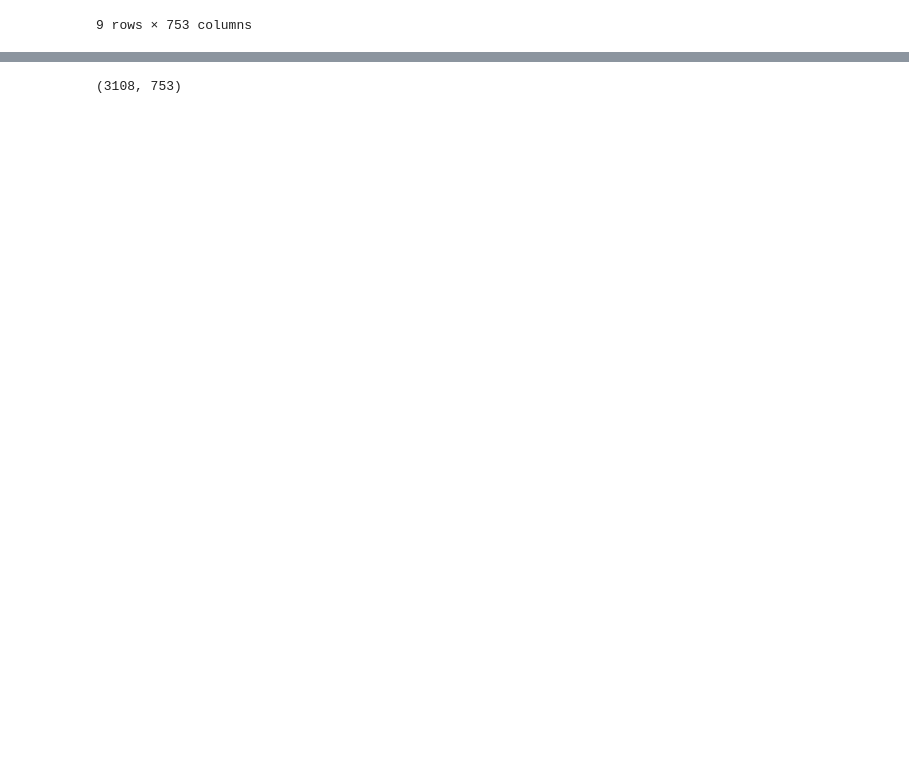
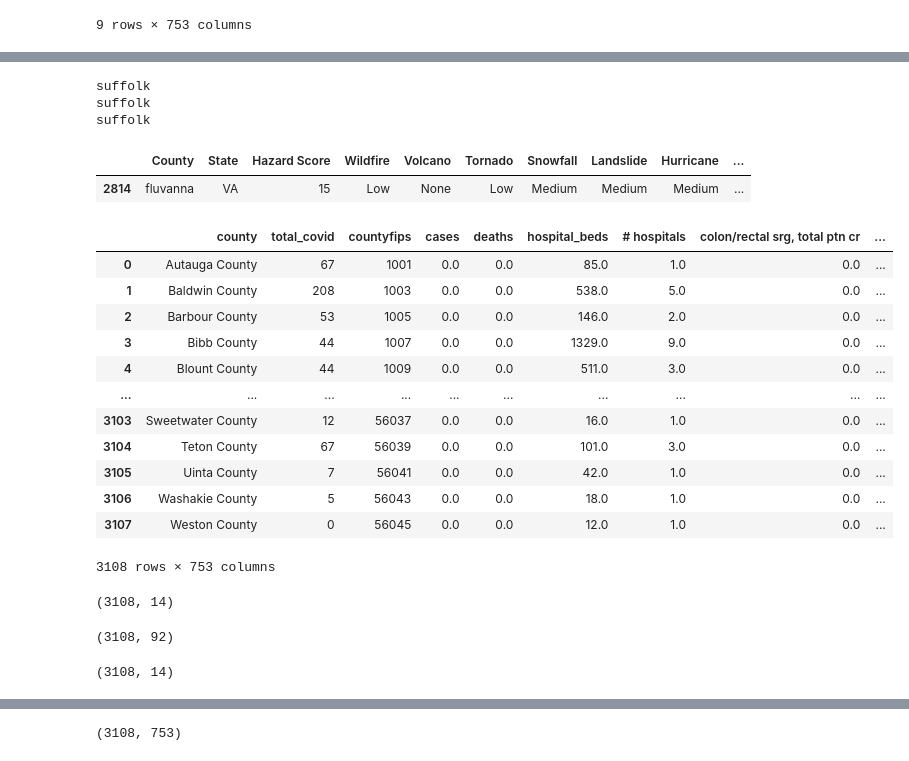
Before and after one commit to Agelf123/covid_predictions, a Jupyter notebook: code/jordan/Data in DSI Environ..ipynb, the cells around one changed output, grey strips where cells are left out. Cells and saved outputs as stored; diff of their text form; code cells hidden in the pictures; blank space fills up the shorter version.

```diff
--- a/code/jordan/Data in DSI Environ..ipynb
+++ b/code/jordan/Data in DSI Environ..ipynb
@@ -280,0 +375,8 @@ health[1790:1799]
+# %%
+for row in hazzard['County']:
+    if 'suffolk' in row:
+        print(row)
+# %% [output]
+suffolk
+suffolk
+suffolk
@@ -280,0 +403,5 @@ health[1790:1799]
+# %%
+hazzard[hazzard['County'] == 'fluvanna']
+# %% [output]
+|  | County | State | Hazard Score | Wildfire | Volcano | Tornado | Snowfall | Landslide | Hurricane | ... |
+| 2814 | fluvanna | VA | 15 | Low | None | Low | Medium | Medium | Medium | ... |
@@ -280,0 +416,24 @@ health[1790:1799]
+# %%
+health
+# %% [output]
+|  | county | total_covid | countyfips | cases | deaths | hospital_beds | # hospitals | colon/rectal srg, total ptn cr | ... |
+| 0 | Autauga County | 67 | 1001 | 0.0 | 0.0 | 85.0 | 1.0 | 0.0 | ... |
+| 1 | Baldwin County | 208 | 1003 | 0.0 | 0.0 | 538.0 | 5.0 | 0.0 | ... |
+| 2 | Barbour County | 53 | 1005 | 0.0 | 0.0 | 146.0 | 2.0 | 0.0 | ... |
+| 3 | Bibb County | 44 | 1007 | 0.0 | 0.0 | 1329.0 | 9.0 | 0.0 | ... |
+| 4 | Blount County | 44 | 1009 | 0.0 | 0.0 | 511.0 | 3.0 | 0.0 | ... |
+| ... | ... | ... | ... | ... | ... | ... | ... | ... | ... |
+| 3103 | Sweetwater County | 12 | 56037 | 0.0 | 0.0 | 16.0 | 1.0 | 0.0 | ... |
+| 3104 | Teton County | 67 | 56039 | 0.0 | 0.0 | 101.0 | 3.0 | 0.0 | ... |
+| 3105 | Uinta County | 7 | 56041 | 0.0 | 0.0 | 42.0 | 1.0 | 0.0 | ... |
+| 3106 | Washakie County | 5 | 56043 | 0.0 | 0.0 | 18.0 | 1.0 | 0.0 | ... |
+| 3107 | Weston County | 0 | 56045 | 0.0 | 0.0 | 12.0 | 1.0 | 0.0 | ... |
+3108 rows × 753 columns
+# %%
+hazard.shape
+# %% [output]
+(3108, 14)
+# %%
+census.shape
+# %% [output]
+(3108, 92)
@@ -280,0 +442,4 @@ health[1790:1799]
+# %%
+hazard.shape
+# %% [output]
+(3108, 14)
```
Also changed, not shown: parts of 31 cells of this notebook, 9 other files.
